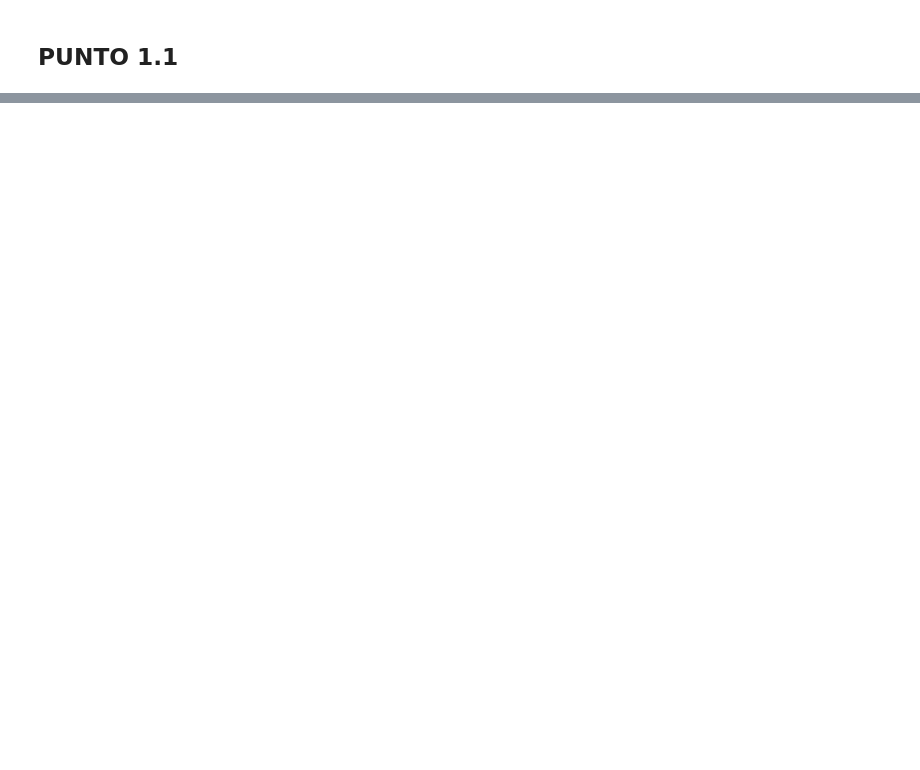
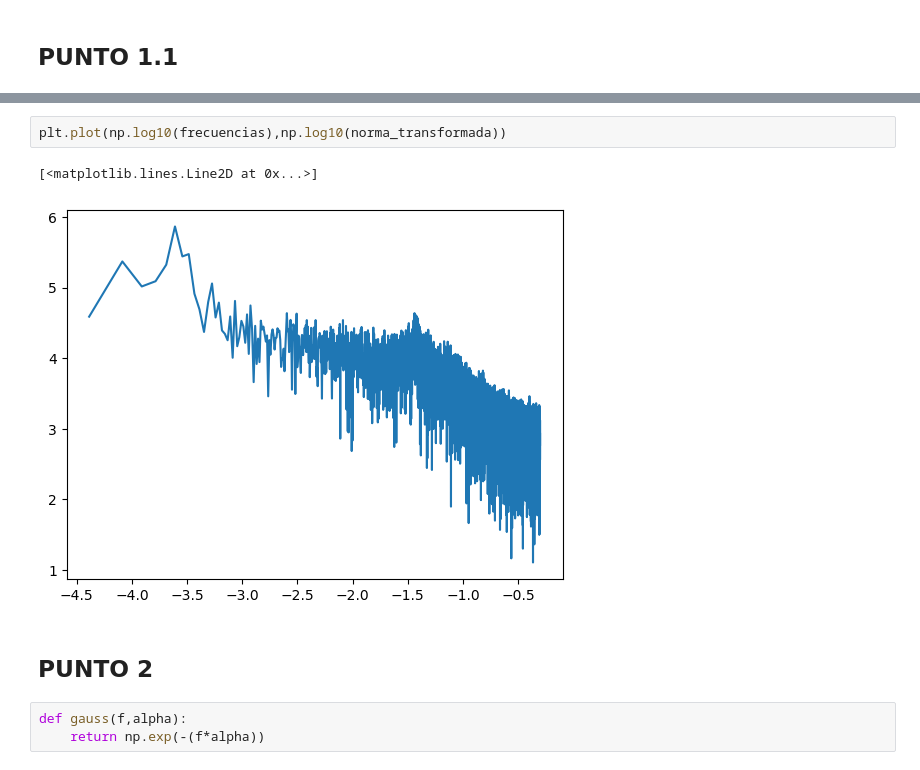
Before and after one commit to DANI2579/MetodosComputacionalesII, a Jupyter notebook: Taller_2/Untitled.ipynb, the cells around one changed output, grey strips where cells are left out. Cells and saved outputs as stored; diff of their text form; blank space fills up the shorter version.

Commit message:
Punto 5

```diff
--- a/Taller_2/Untitled.ipynb
+++ b/Taller_2/Untitled.ipynb
@@ -85,0 +43,10 @@ plt.plot(frecuencias,norma_transformada)
+# %%
+plt.plot(np.log10(frecuencias),np.log10(norma_transformada))
+# %% [output]
+[<matplotlib.lines.Line2D at 0x...>]
+[figure, added]
+# %% [markdown]
+## PUNTO 2
+# %%
+def gauss(f,alpha):
+    return np.exp(-(f*alpha))
```
Also changed, not shown: parts of 26 cells of this notebook, 3 other files.
